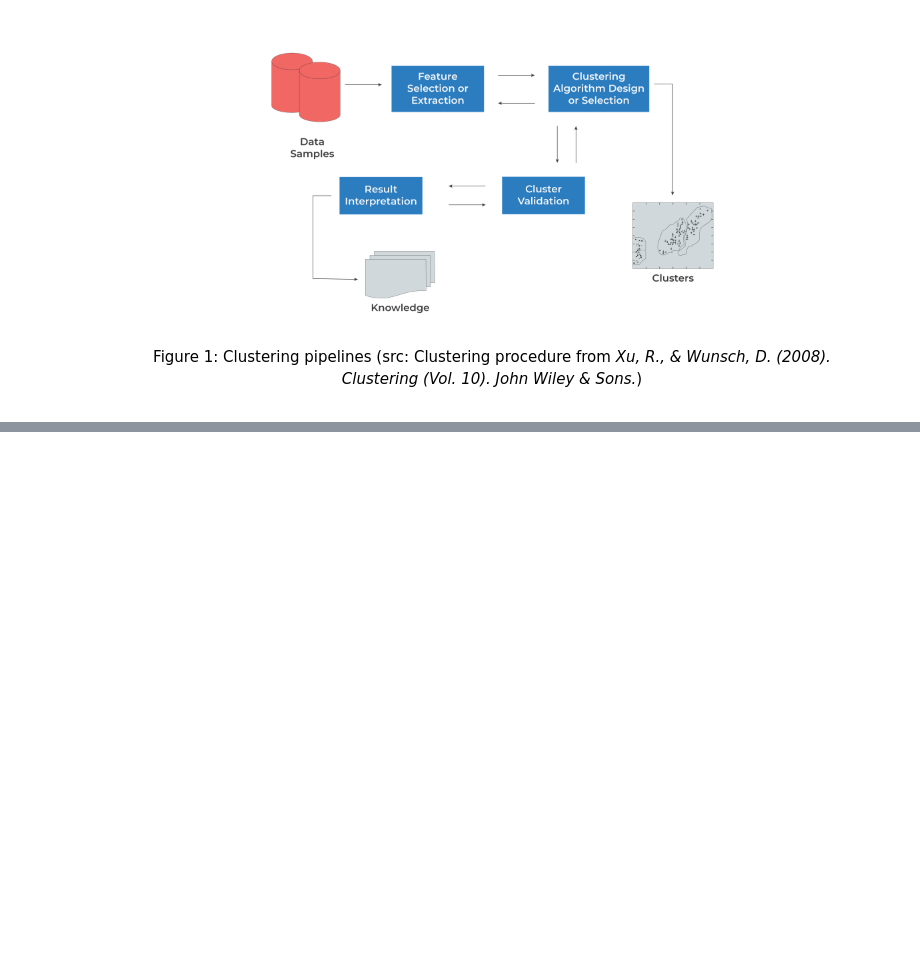
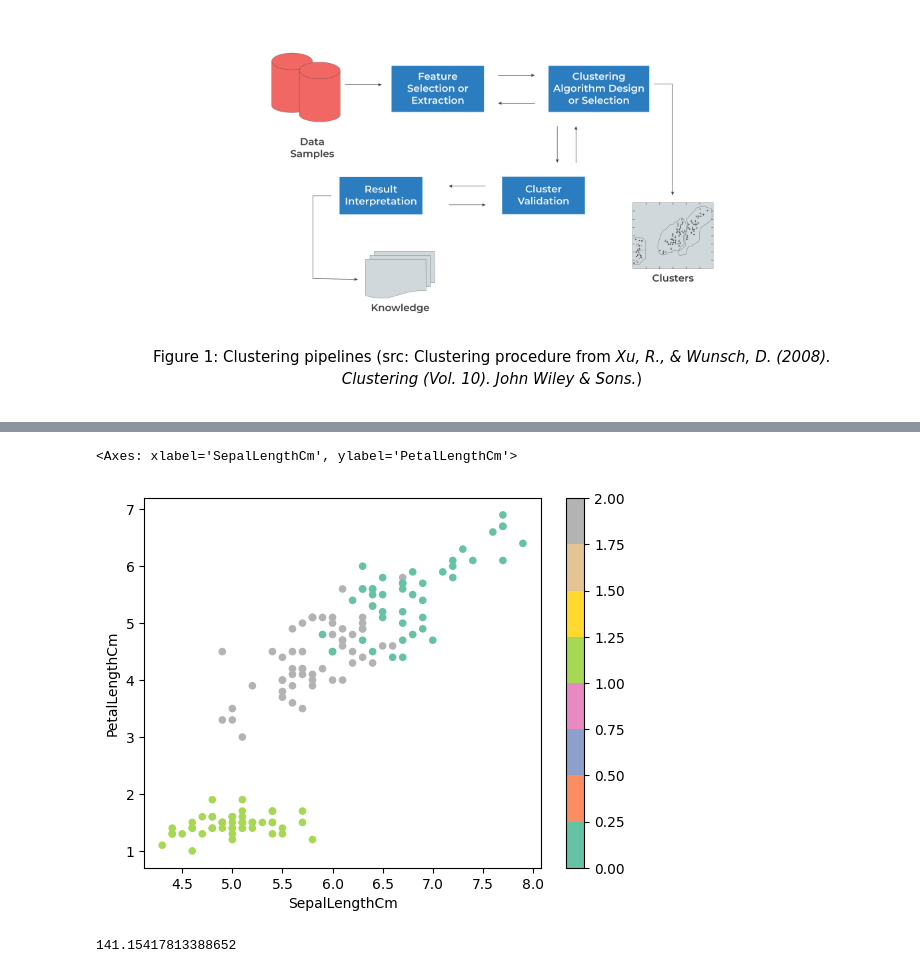
Before and after one commit to GaneshPokharel-tech/datascience, a Jupyter notebook: Machine_learning/dimensionality-reduction/Unsupervised/Partation_Based_Clustering.ipynb, the cells around one changed output, grey strips where cells are left out. Cells and saved outputs as stored; diff of their text form; code cells hidden in the pictures; blank space fills up the shorter version.

```diff
--- a/Machine_learning/dimensionality-reduction/Unsupervised/PartationBasedClustering.ipynb
+++ b/Machine_learning/dimensionality-reduction/Unsupervised/Partation_Based_Clustering.ipynb
@@ -85,0 +115,5 @@ This process of holding on one set of parameters fixed and optimizing the other,
+# %%
+scale = StandardScaler()
+x_scaled = scale.fit_transform(X)
+# %%
+kmeans_model = KMeans(n_clusters=3, random_state=99)
@@ -85,0 +130,11 @@ This process of holding on one set of parameters fixed and optimizing the other,
+# %%
+pred_labels = kmeans_model.labels_
+# %%
+data.plot(kind = "scatter", x = "SepalLengthCm", y="PetalLengthCm", c=pred_labels, cmap = "Set2")
+# %% [output]
+<Axes: xlabel='SepalLengthCm', ylabel='PetalLengthCm'>
+[figure, added]
+# %%
+kmeans_model.inertia_
+# %% [output]
+141.15417813388652
```
Also changed, not shown: parts of 22 cells of this notebook, 8 other files.
